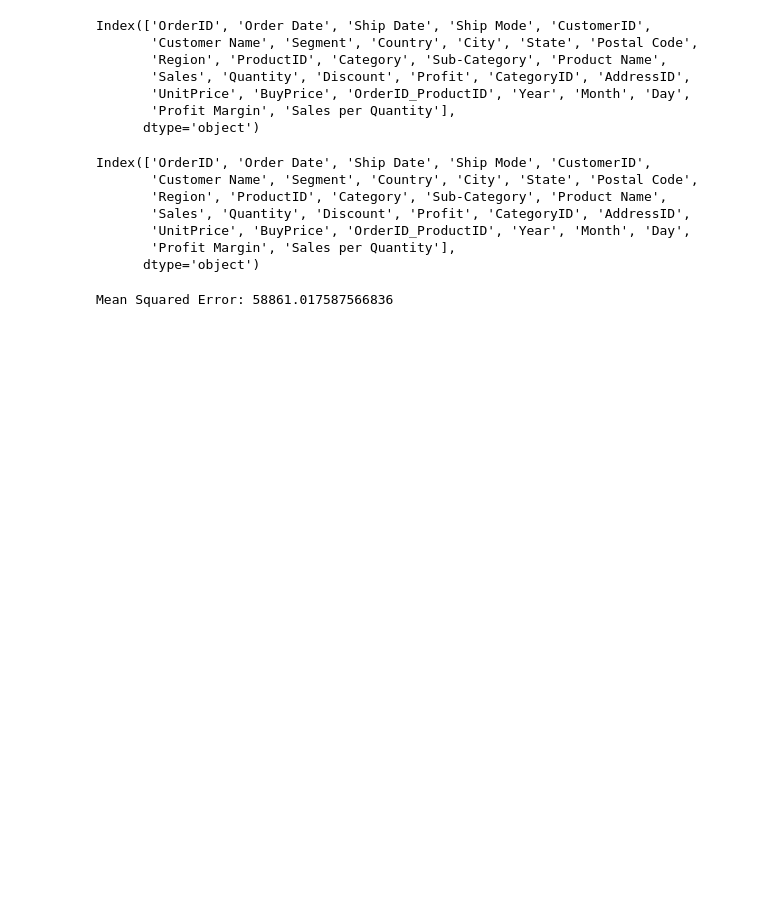
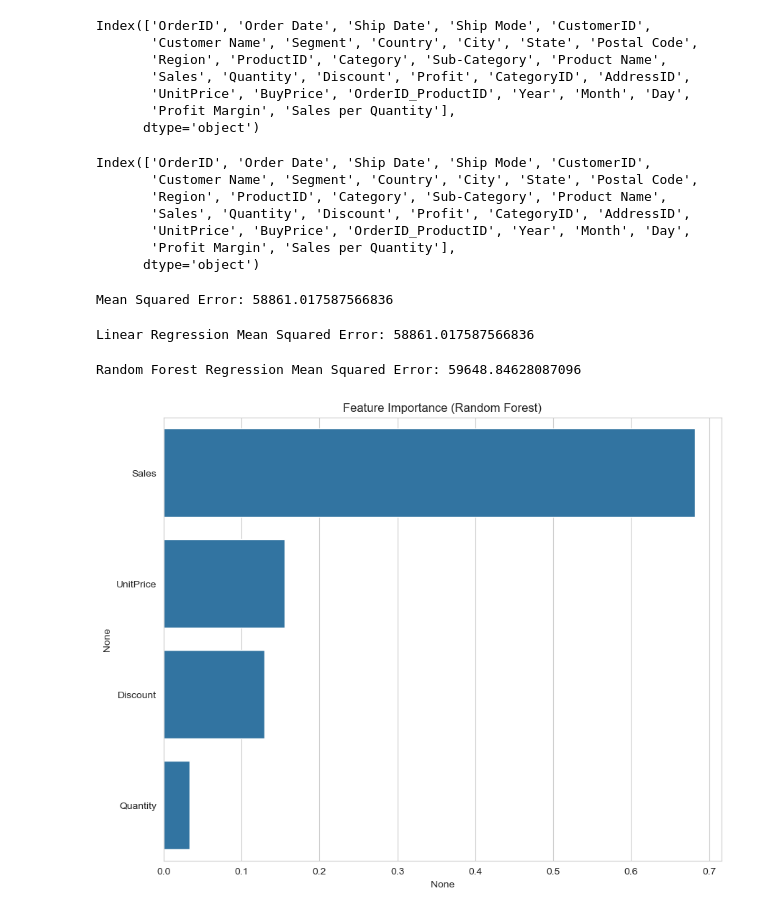
Before and after one commit to Sudha25a/E-Commerce-Project, a Jupyter notebook: E commerce Practice.ipynb, the cells around one changed output. Cells and saved outputs as stored; diff of their text form; code cells hidden in the pictures; blank space fills up the shorter version.

```diff
--- a/E commerce Practice.ipynb
+++ b/E commerce Practice.ipynb
@@ -382,3 +389,31 @@ mse = mean_squared_error(y_test, y_pred)
 print(f"Mean Squared Error: {mse}")
 # %% [output]
 Mean Squared Error: 58861.017587566836
+# %%
+# Linear Regression Model
+linear_model = LinearRegression()
+linear_model.fit(X_train, y_train)
+linear_predictions = linear_model.predict(X_test)
+linear_mse = mean_squared_error(y_test, linear_predictions)
+print(f"Linear Regression Mean Squared Error: {linear_mse}")
+# %% [output]
+Linear Regression Mean Squared Error: 58861.017587566836
+# %%
+# Random Forest Regression Model
+rf_model = RandomForestRegressor(n_estimators=100, random_state=42) #n_estimators can be tuned
+rf_model.fit(X_train, y_train)
+rf_predictions = rf_model.predict(X_test)
+rf_mse = mean_squared_error(y_test, rf_predictions)
+print(f"Random Forest Regression Mean Squared Error: {rf_mse}")
+# %% [output]
+Random Forest Regression Mean Squared Error: 59648.84628087096
+# %%
+# Feature Importance (Random Forest)
+feature_importance = pd.Series(rf_model.feature_importances_, index=X_train.columns)
+feature_importance = feature_importance.sort_values(ascending=False)
+plt.figure(figsize=(10, 8))
+sns.barplot(x=feature_importance, y=feature_importance.index)
+plt.title("Feature Importance (Random Forest)")
+plt.show()
+# %% [output]
+[figure, added]
```
Also changed, not shown: parts of 6 cells of this notebook.
